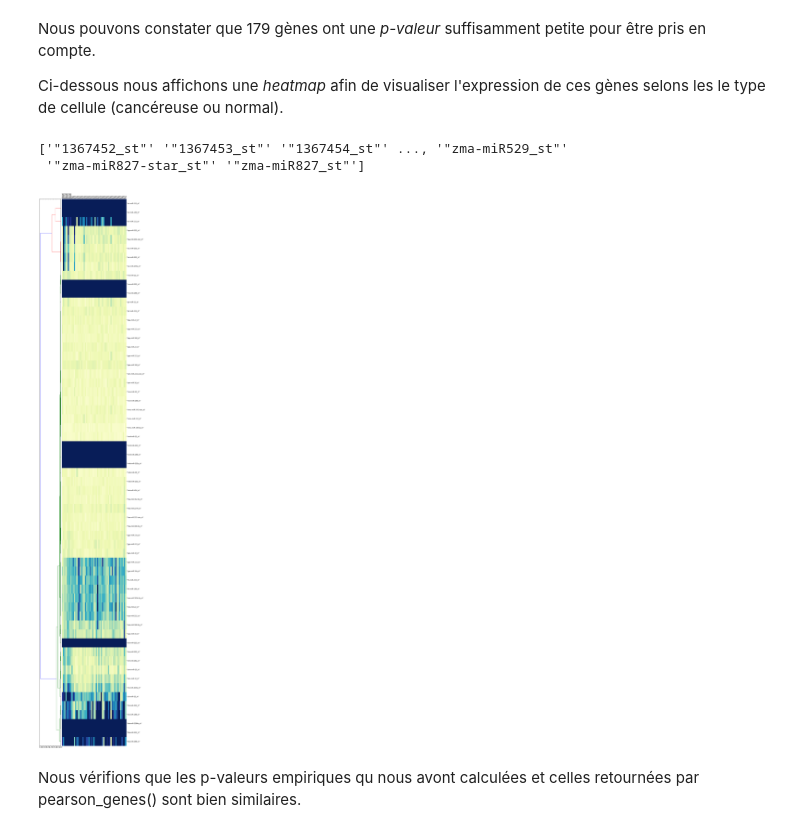
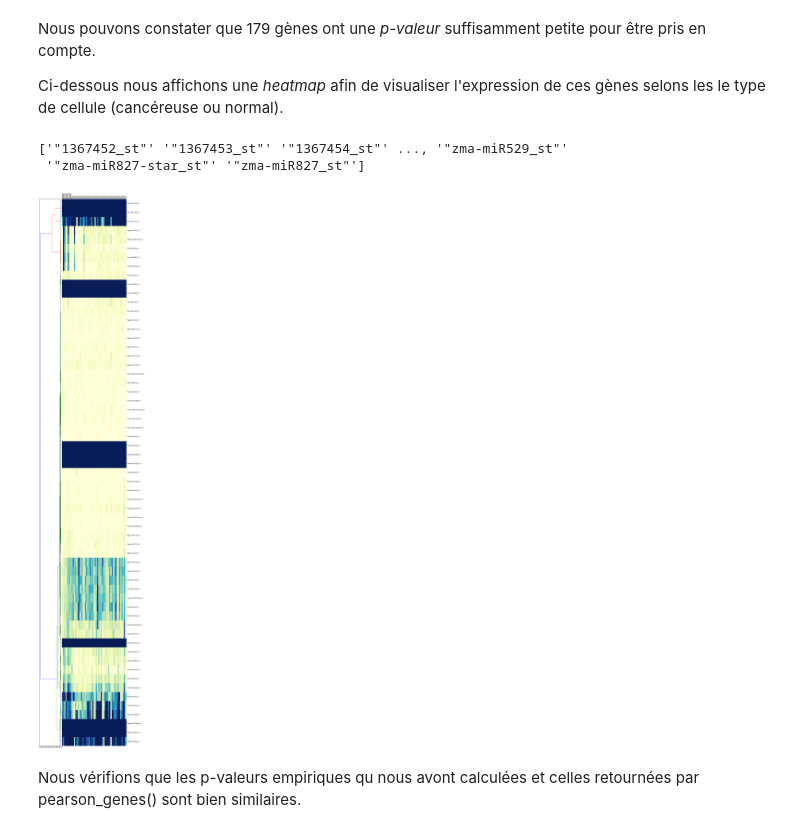
Before and after one commit to ThibaultSchowing/BBCProjet, a Jupyter notebook: code/projetBBC.ipynb, the cells around one changed output. Cells and saved outputs as stored; diff of their text form; code cells hidden in the pictures.

```diff
--- a/code/projetBBC.ipynb
+++ b/code/projetBBC.ipynb
@@ -449,7 +435,7 @@ Nous pouvons constater que 179 gènes ont une *p-valeur* suffisamment petite pou
 
 Ci-dessous nous affichons une *heatmap* afin de visualiser l'expression de ces gènes selons les le type de cellule (cancéreuse ou normal).
 # %%
-def show_matrix_expression(data,idx_genes,id_cond,dim=(16,10),show_ylabels=True):
+def show_matrix_expression(data,idx_genes,dim=(16,10),show_ylabels=True):
 
     # data: matrix of data with headers
     # idx_genes: idx of genes
@@ -477,41 +463,41 @@ def show_matrix_expression(data,idx_genes,id_cond,dim=(16,10),show_ylabels=True)
 
     # plot heatmap
     ax = fig.add_axes([0.3,0.1,0.6,0.6])
-    heatmap = ax.pcolor(data_to_show, cmap=plt.cm.YlGnBu,vmin=5,vmax=110)
+    heatmap = ax.pcolor(data_to_show, cmap=plt.cm.YlGnBu,vmin=15,vmax=110)
 
     ## pour faire joli...............................................................................
 
     # put the major ticks at the middle of each cell
     ax.set_xticks(np.arange(data_to_show.shape[1])+0.5, minor=False)
     ax.set_yticks(np.arange(data_to_show.shape[0])+0.5, minor=False)
 
     # frame and labels position...
     ax.set_frame_on(False)
     ax.xaxis.tick_top()
     ax.grid(False)
     plt.xlim([0,np.shape(data_to_show)[1]])
     plt.ylim([0,np.shape(data_to_show)[0]])
 
     # set xlabels and ylabels
     if show_ylabels:
         ax.set_yticklabels([genes[ii+1] for ii in idx_genes], minor=False)
     else:
         ax.yaxis.tick_right()
         ax.set_yticklabels([genes[ii+1] for ii in idx_genes])
     #conditions = [id_cond[s] for s in conditions]
     ax.set_xticklabels(conditions, minor=False)
 
     # rotate tick labels and set size
     plt.xticks(rotation=90) # rotate xlabels
     matplotlib.rcParams['xtick.labelsize'] = 10
 
     plt.show()
 
-show_matrix_expression(data,idx_sg_corr,data[0,1:],dim=(10,85),show_ylabels=False)
+show_matrix_expression(data,idx_sg_corr,dim=(10,85),show_ylabels=False)
 # %% [output]
 ['"1367452_st"' '"1367453_st"' '"1367454_st"' ..., '"zma-miR529_st"'
  '"zma-miR827-star_st"' '"zma-miR827_st"']
-[figure, old version]
+[figure, new version]
 # %% [markdown]
 Nous vérifions que les p-valeurs empiriques qu nous avont calculées et celles retournées par pearson_genes() sont bien similaires.
 # %%
```
Also changed, not shown: parts of 13 cells of this notebook.
